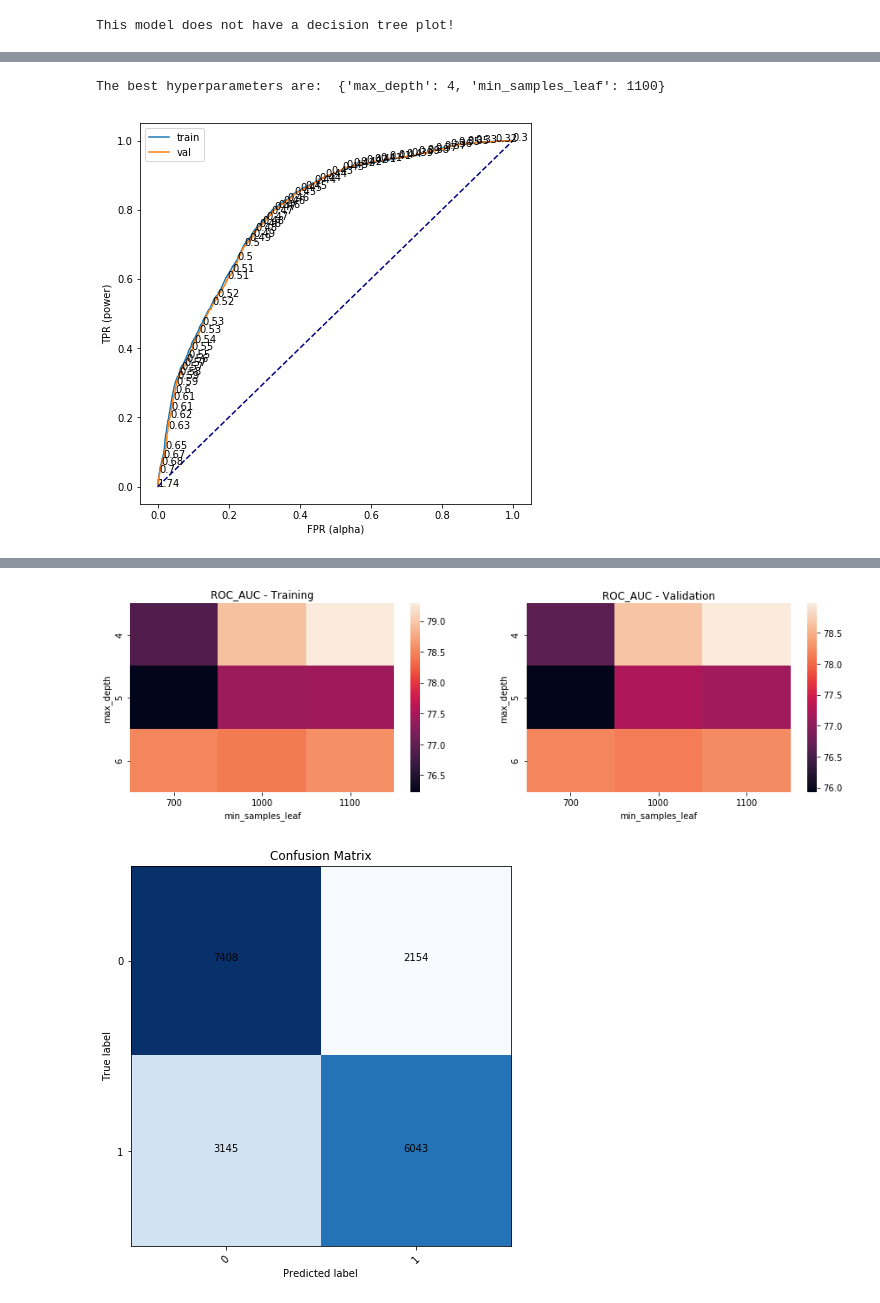
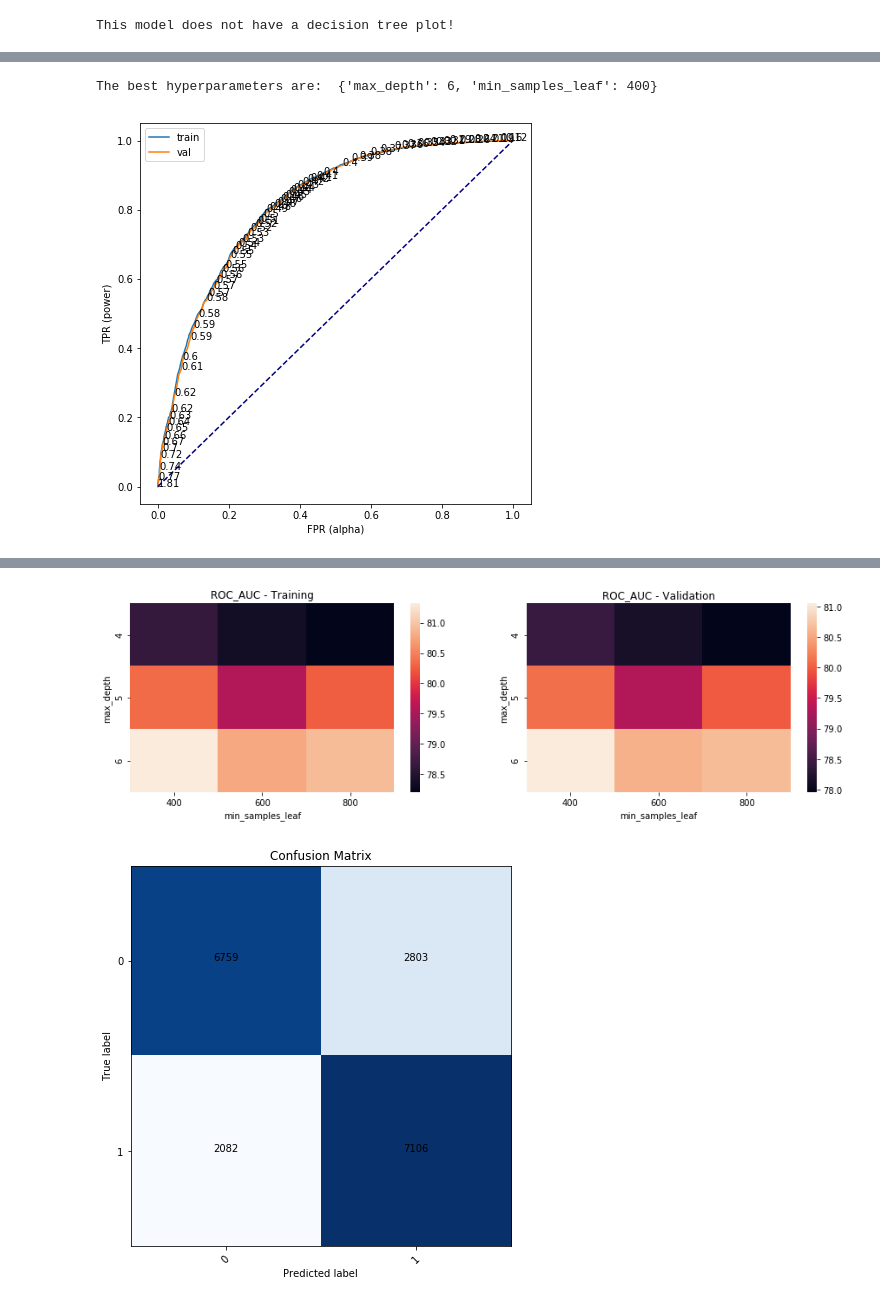
Before and after one commit to awesomeahi95/Forest_Trees, a Jupyter notebook: Forest_Ahilan.ipynb, the cells around one changed output, grey strips where cells are left out. Drawn from its saved outputs; the diff is of its cells as text; code cells hidden in the pictures.

```diff
--- a/Forest_Ahilan.ipynb
+++ b/Forest_Ahilan.ipynb
@@ -113,3 +122,5 @@ df_s = pd.concat([df_num_s,df[cat_columns]],axis=1)
+# %%
+df_s = df_plus_wild_s.drop(['Wilderness_Area1','Wilderness_Area2', 'Wilderness_Area3', 'Wilderness_Area4'],axis=1)
 # %%
 df_s.head()
 # %% [output]
@@ -133,7 +133,9 @@ df_minus_wild_s.head()
 # %%
-X = df.drop('Pine',1)
+X_plus_wild = df.drop('Pine',1)
+X_plus_wild_s = df_s.drop('Pine',1)
+X = X_plus_wild.drop(['Wilderness_Area1','Wilderness_Area2', 'Wilderness_Area3', 'Wilderness_Area4'],axis=1)
 X_s = df_s.drop('Pine',1)
-X_minus_wild_s = df_minus_wild_s.drop('Pine',1)
+
 y = df["Pine"]
 # %%
 X_train, X_test, y_train, y_test = train_test_split(X,y,test_size=.25,random_state=42)
@@ -144,3 +152,7 @@ X_train_s,X_val_s,y_train,y_val = train_test_split(X_train_s,y_train,test_size=.
+# %%
+X_plus_wild_train_s, X_plus_wild_test_s, y_train, y_test = train_test_split(X_plus_wild_s,y,test_size=.25,random_state=42)
+
+X_plus_wild_train_s, X_plus_wild_val_s, y_train, y_val = train_test_split(X_plus_wild_train_s,y_train,test_size=.25,random_state=42)
 # %% [markdown]
 ## Modelling
 # %%
@@ -396,15 +481,15 @@ Wall time: 9.13 s
 # %%
-ran_for = Classification('Random Forest',X_train,X_val,y_train,y_val)
+ran_forest = Classification('Random Forest',X_train,X_val,y_train,y_val)
 # %%
 %%time
 
 param_grid = {'max_depth':[4,5,6],                 # The maximum depth of the tree
-              'min_samples_leaf':[700,1000,1100]}  # The minimum number of samples required to be at a leaf node
+              'min_samples_leaf':[400,600,800]}  # The minimum number of samples required to be at a leaf node
 
-ran_for.get_scores(param_grid,skf)
-ran_for.opt_plots()
-ran_for.show_conf_matrix()
-ran_for.plot_decision_tree()
+ran_forest.get_scores(param_grid,skf)
+ran_forest.opt_plots()
+ran_forest.show_conf_matrix()
+ran_forest.plot_decision_tree()
 # %% [output]
 <class 'pandas.core.series.Series'>
 |  | Model Name | Train AUC | Validation AUC | Train R^2 | Validation R^2 |
@@ -412,3 +497,3 @@ ran_for.plot_decision_tree()
-The best hyperparameters are:  {'max_depth': 4, 'min_samples_leaf': 1100}
+The best hyperparameters are:  {'max_depth': 6, 'min_samples_leaf': 400}
-[figure, old version]
+[figure, new version]
 This model does not have a decision tree plot!
@@ -417,2 +502,2 @@ Wall time: 16.7 s
-[figure, old version]
+[figure, new version]
-[figure, old version]
+[figure, new version]
```
Also changed, not shown: parts of 19 cells of this notebook.
